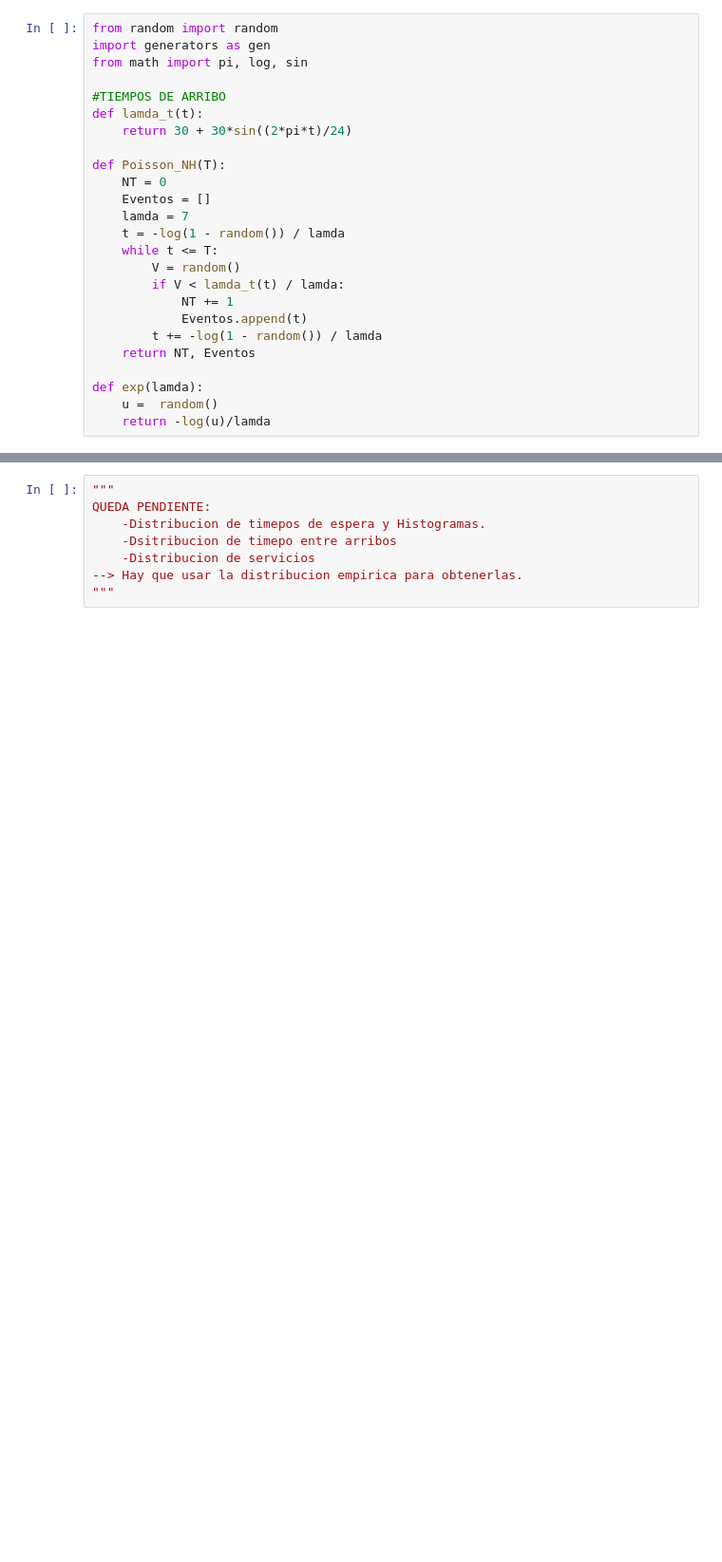
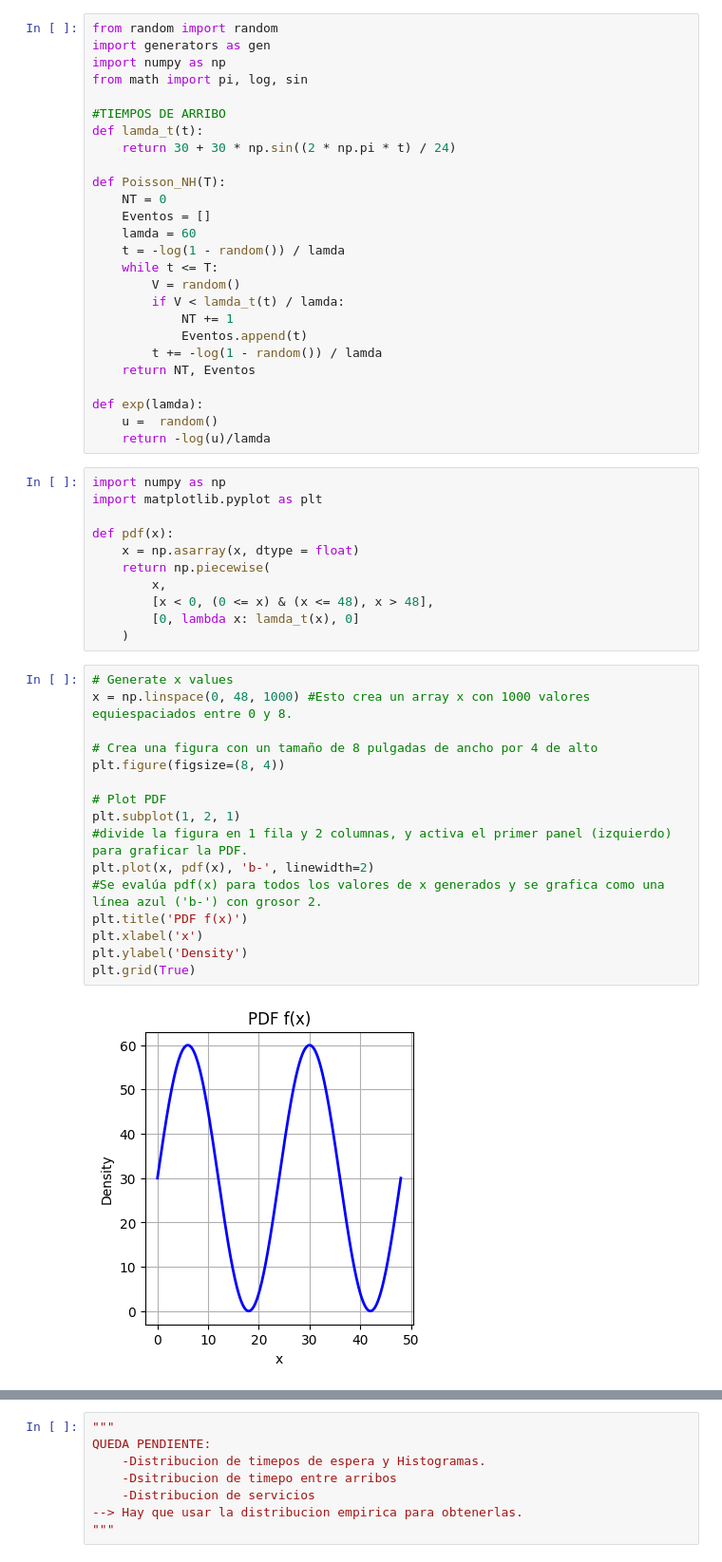
Before and after one commit to NicolasFernandezMontenegro/MyS_TF, a Jupyter notebook: main.ipynb, the cells around one changed output, grey strips where cells are left out. Shown at 95% size. Drawn from its saved outputs; the diff is of its cells as text; blank space fills up the shorter version.

```diff
--- a/main.ipynb
+++ b/main.ipynb
@@ -1,16 +1,17 @@
 # %%
 from random import random
 import generators as gen
+import numpy as np
 from math import pi, log, sin
 
 #TIEMPOS DE ARRIBO
 def lamda_t(t):
-    return 30 + 30*sin((2*pi*t)/24)
+    return 30 + 30 * np.sin((2 * np.pi * t) / 24)
 
 def Poisson_NH(T):
     NT = 0
     Eventos = []
-    lamda = 7
+    lamda = 60
     t = -log(1 - random()) / lamda
     while t <= T:
         V = random()
@@ -23,6 +24,35 @@ def Poisson_NH(T):
 def exp(lamda):
     u =  random()
     return -log(u)/lamda
+# %%
+import numpy as np
+import matplotlib.pyplot as plt
+
+def pdf(x):
+    x = np.asarray(x, dtype = float)
+    return np.piecewise(
+        x,
+        [x < 0, (0 <= x) & (x <= 48), x > 48],
+        [0, lambda x: lamda_t(x), 0]
+    )
+# %%
+# Generate x values
+x = np.linspace(0, 48, 1000) #Esto crea un array x con 1000 valores equiespaciados entre 0 y 8.
+
+# Crea una figura con un tamaño de 8 pulgadas de ancho por 4 de alto
+plt.figure(figsize=(8, 4))
+
+# Plot PDF
+plt.subplot(1, 2, 1)
+#divide la figura en 1 fila y 2 columnas, y activa el primer panel (izquierdo) para graficar la PDF.
+plt.plot(x, pdf(x), 'b-', linewidth=2)
+#Se evalúa pdf(x) para todos los valores de x generados y se grafica como una línea azul ('b-') con grosor 2.
+plt.title('PDF f(x)')
+plt.xlabel('x')
+plt.ylabel('Density')
+plt.grid(True)
+# %% [output]
+[figure, added]
 # %%
 def queueSystem(hours=48):
     n, arribos =  Poisson_NH(hours)
```
Also changed, not shown: parts of 5 cells of this notebook.
